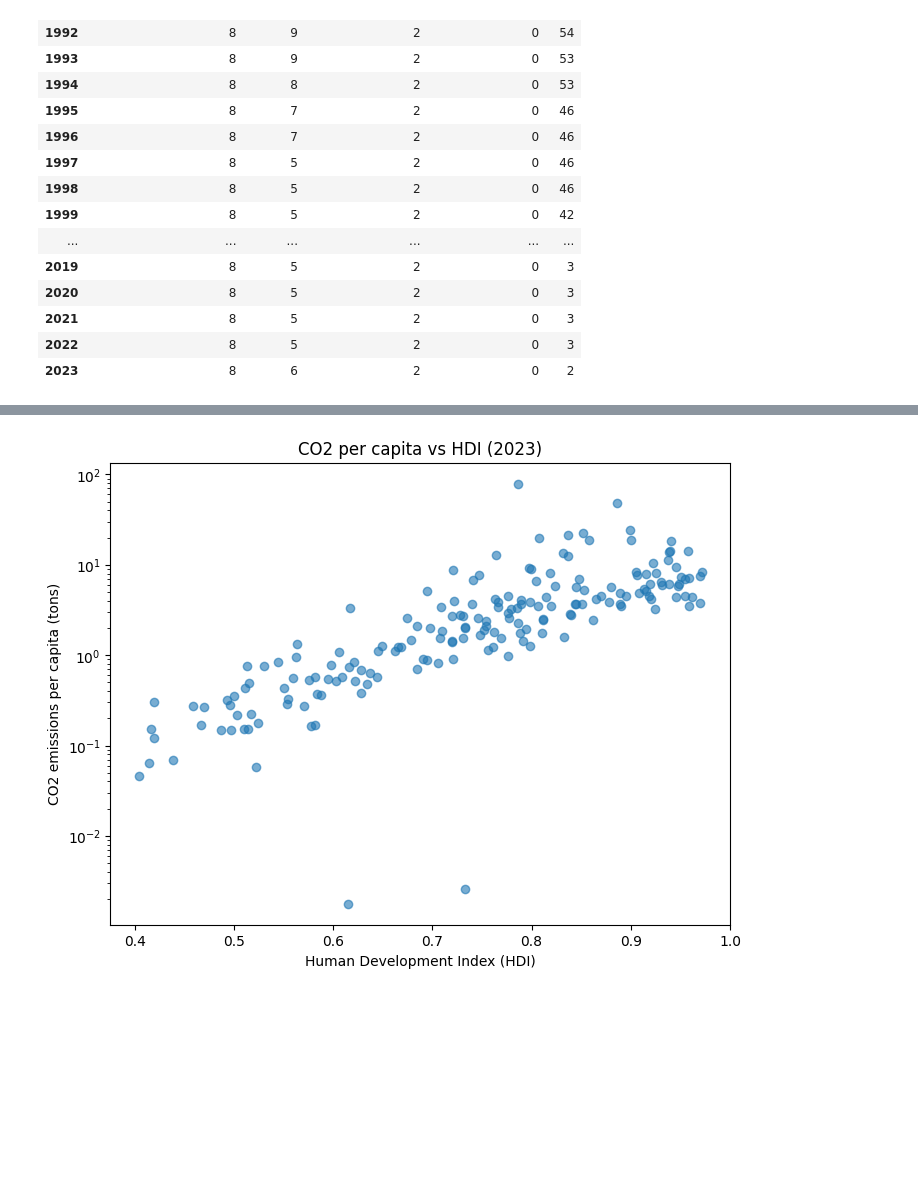
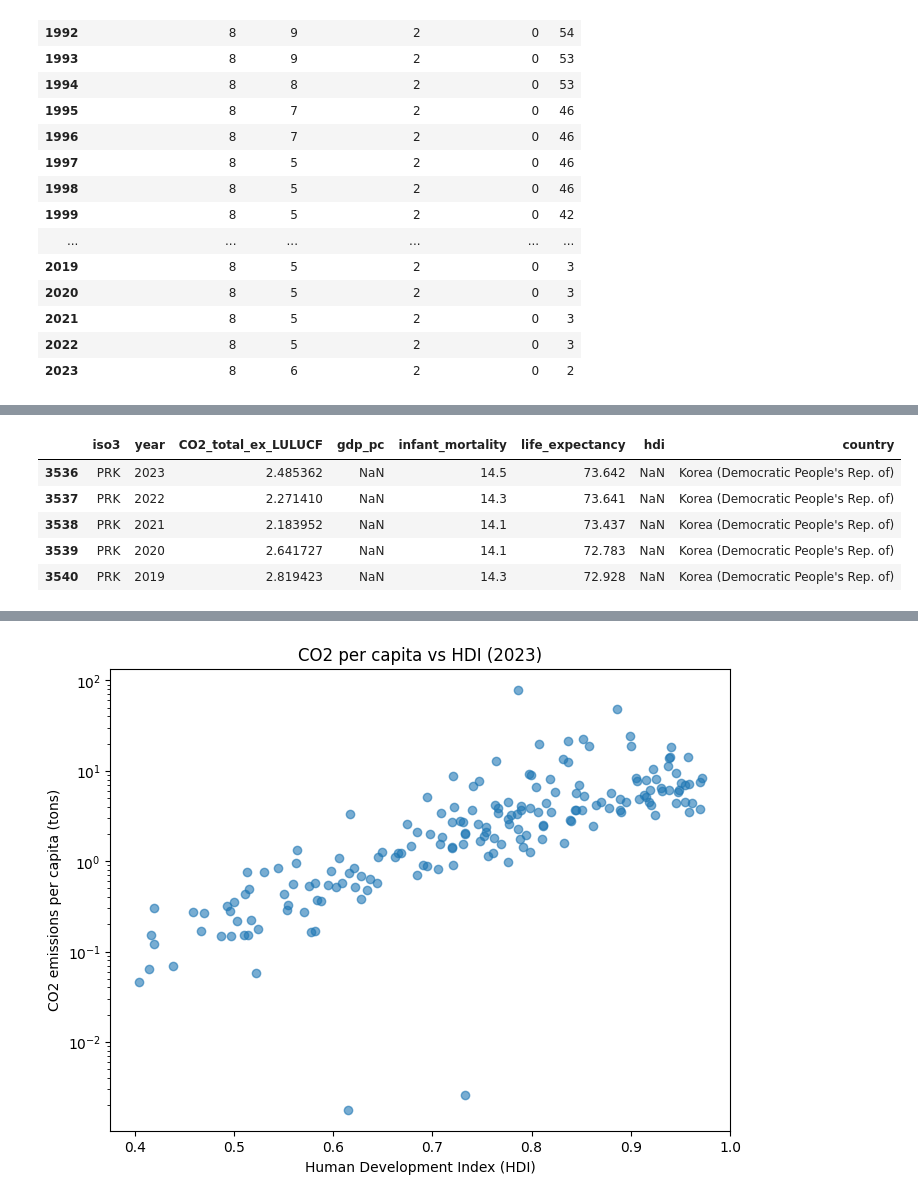
Before and after one commit to daniel-matveev/DS_ProjectLab, a Jupyter notebook: DS_ProjectLab.ipynb, the cells around one changed output, grey strips where cells are left out. Saved outputs shown, nothing was run; the diff lists cells and outputs as text; code cells hidden in the pictures; blank space fills up the shorter version.

```diff
--- a/DS_ProjectLab.ipynb
+++ b/DS_ProjectLab.ipynb
@@ -479,0 +361,9 @@ Looking at the mean values
+# %%
+df_merged[df_merged['iso3'] == "PRK"].head()
+# %% [output]
+|  | iso3 | year | CO2_total_ex_LULUCF | gdp_pc | infant_mortality | life_expectancy | hdi | country |
+| 3536 | PRK | 2023 | 2.485362 | NaN | 14.5 | 73.642 | NaN | Korea (Democratic People's Rep. of) |
+| 3537 | PRK | 2022 | 2.271410 | NaN | 14.3 | 73.641 | NaN | Korea (Democratic People's Rep. of) |
+| 3538 | PRK | 2021 | 2.183952 | NaN | 14.1 | 73.437 | NaN | Korea (Democratic People's Rep. of) |
+| 3539 | PRK | 2020 | 2.641727 | NaN | 14.1 | 72.783 | NaN | Korea (Democratic People's Rep. of) |
+| 3540 | PRK | 2019 | 2.819423 | NaN | 14.3 | 72.928 | NaN | Korea (Democratic People's Rep. of) |
```
Also changed, not shown: parts of 46 cells of this notebook.
